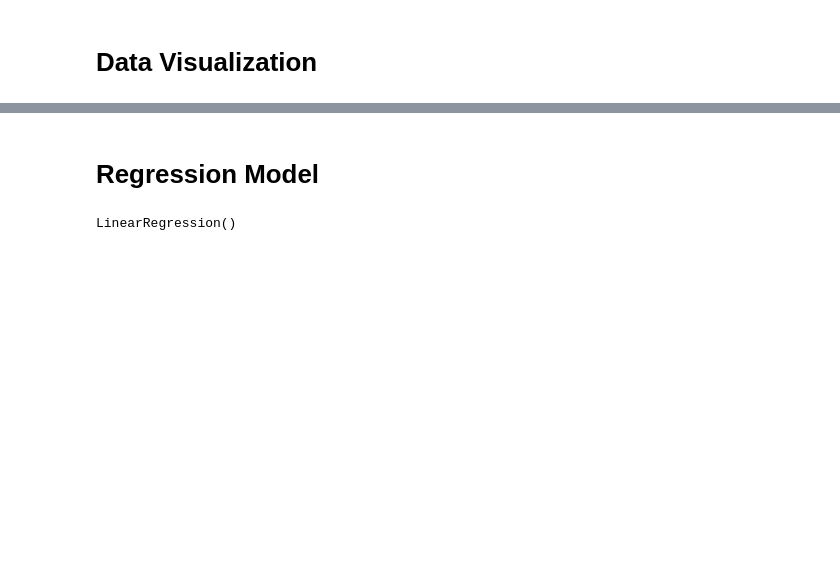
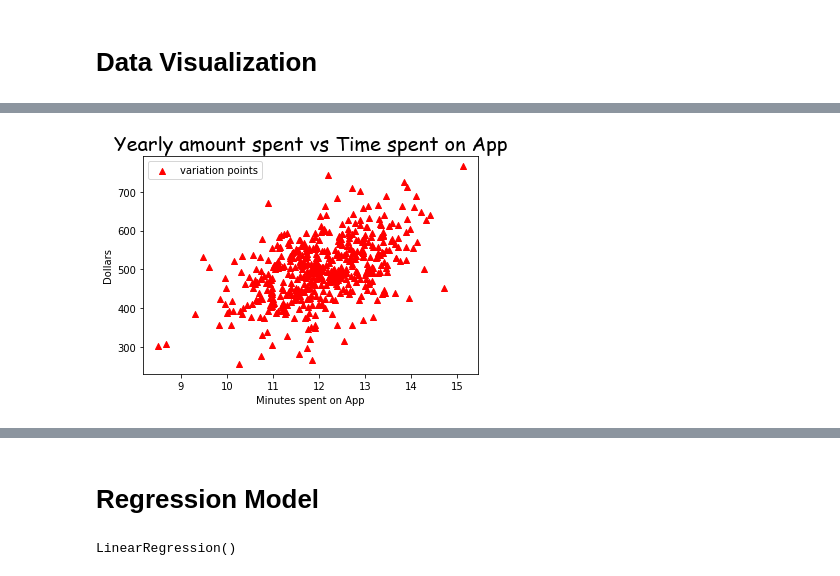
Before and after one commit to siddh34/DSML-Project, a Jupyter notebook: analysis.ipynb, the cells around one changed output, grey strips where cells are left out. Saved outputs shown, nothing was run; the diff lists cells and outputs as text; code cells hidden in the pictures; blank space fills up the shorter version.

```diff
--- a/analysis.ipynb
+++ b/analysis.ipynb
@@ -38,0 +100,16 @@ Index(['Email', 'Address', 'Avatar', 'Avg. Session Length', 'Time on App',
+# %%
+# title
+plt.title("Yearly amount spent vs Time spent on App",fontdict={'fontname':'comic sans MS', 'fontsize':20})
+# plot
+plt.scatter(df['Time on App'],df['Yearly Amount Spent'],marker='^',label='variation points',color='red')
+# legends
+plt.legend()
+# x and y labels
+plt.xlabel("Minutes spent on App")
+plt.ylabel("Dollars")
+# saving the graph
+# plt.savefig('Yearly amount spent vs Time spent on App.jpg',dpi=300)
+# show the graph
+plt.show()
+# %% [output]
+[figure, added]
```
Also changed, not shown: parts of 14 cells of this notebook, 5 other files.
